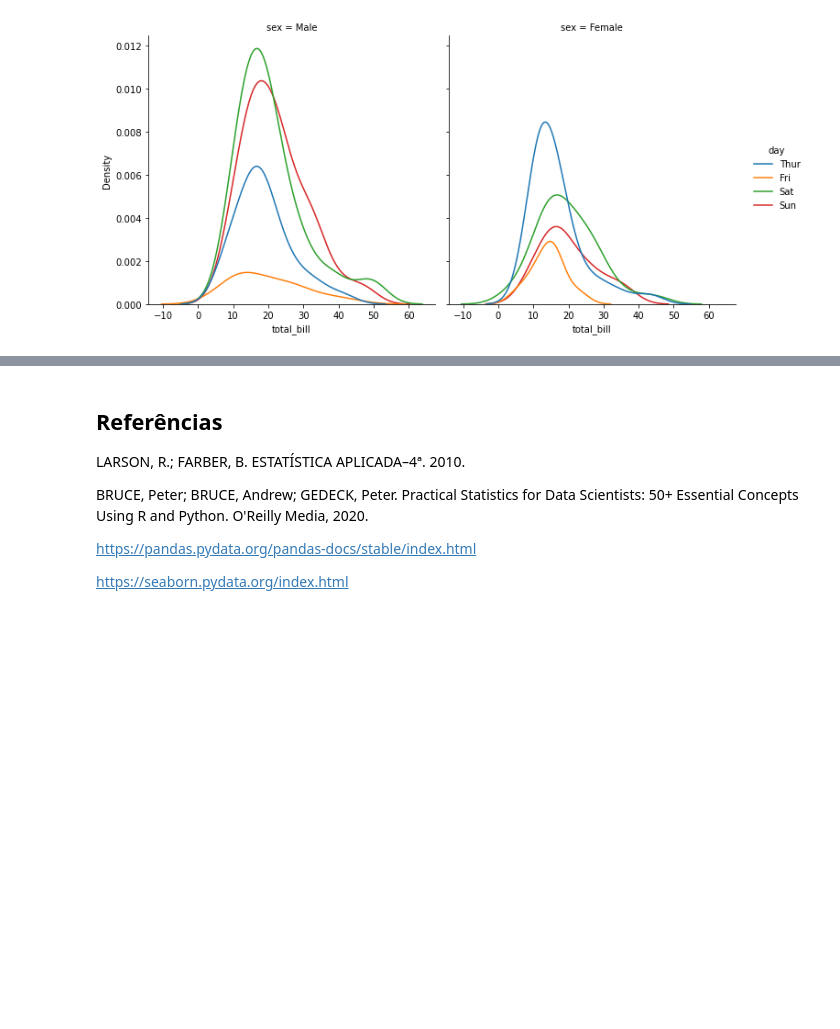
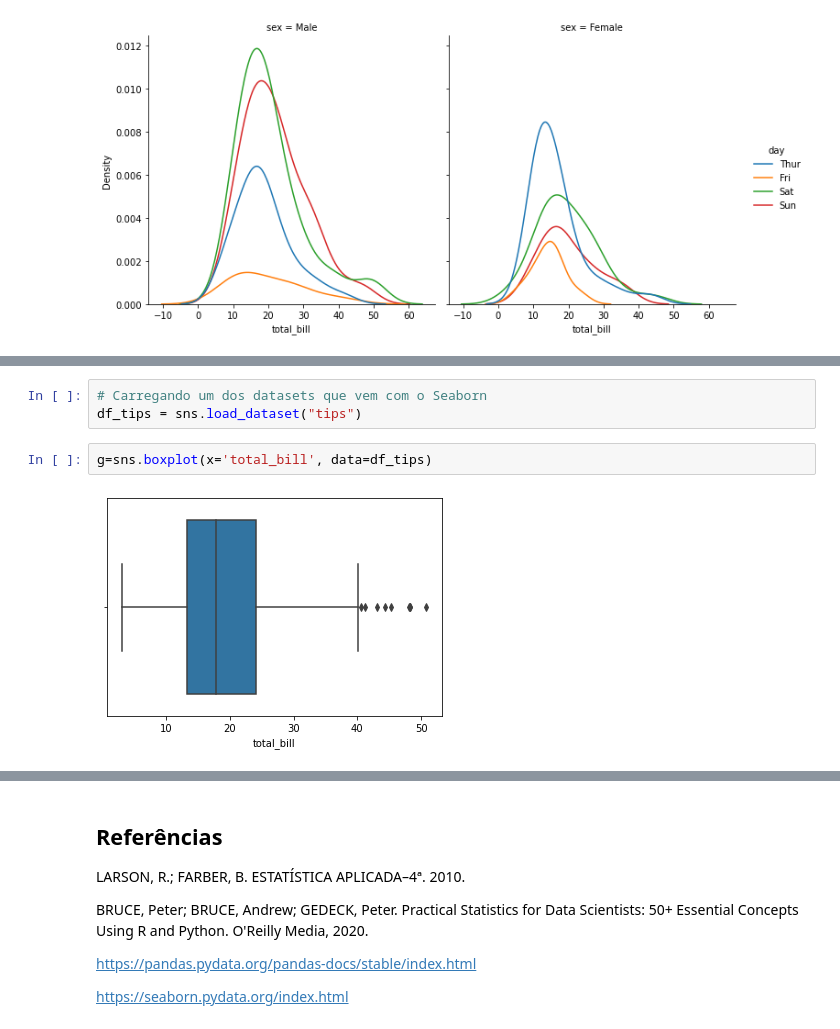
Before and after one commit to WladRamos/Estatistica_python, a Jupyter notebook: EstatisticaDescritiva.ipynb, the cells around one changed output, grey strips where cells are left out. Saved outputs shown, nothing was run; the diff lists cells and outputs as text; blank space fills up the shorter version.

Commit message:
Visualização concluída

```diff
--- a/EstatisticaDescritiva.ipynb
+++ b/EstatisticaDescritiva.ipynb
@@ -555,0 +581,7 @@ g=sns.displot(x='total_bill', hue='day', col='sex', kind='kde' ,data=df_tips)
+# %%
+# Carregando um dos datasets que vem com o Seaborn
+df_tips = sns.load_dataset("tips")
+# %%
+g=sns.boxplot(x='total_bill', data=df_tips)
+# %% [output]
+[figure, added]
```
Also changed, not shown: parts of 44 cells of this notebook, 1 other file.
